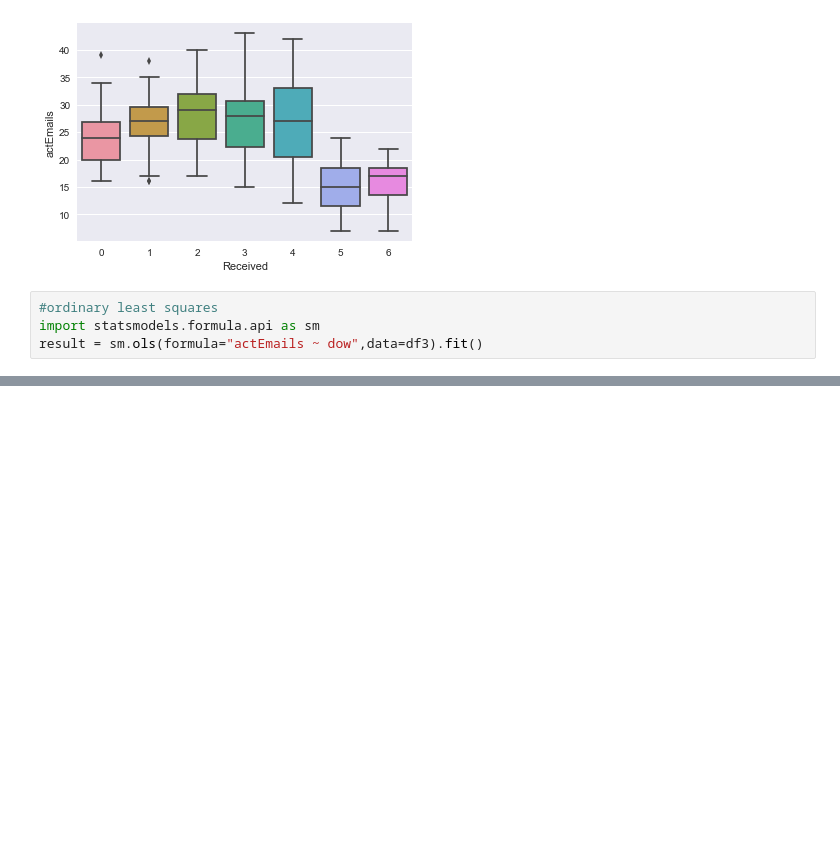
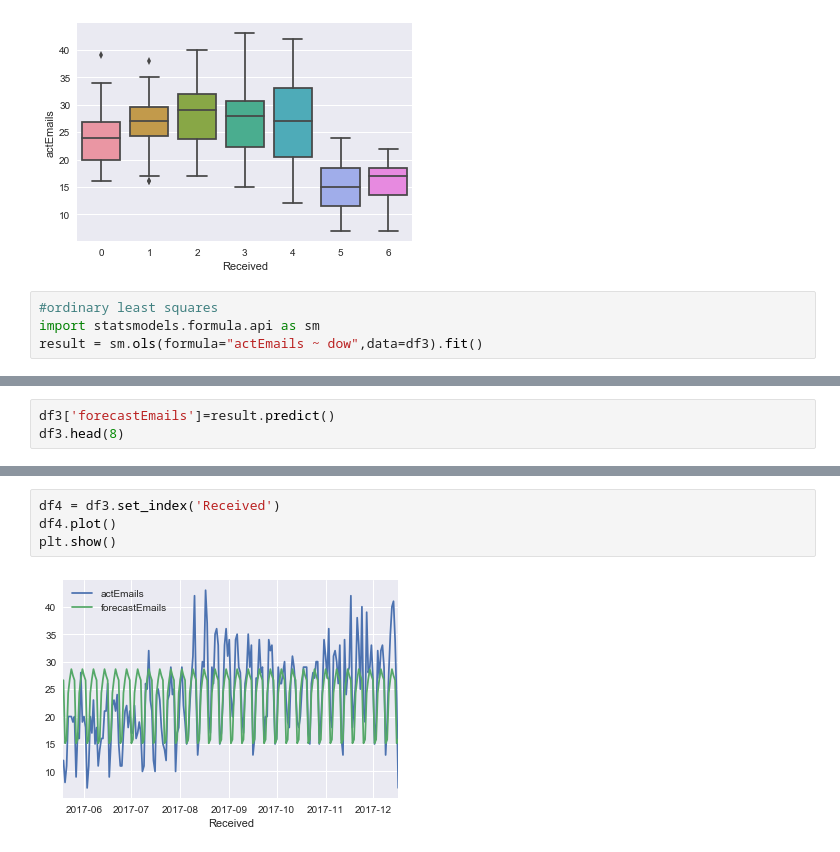
Before and after one commit to mondayn/py, a Jupyter notebook: emailAnalysis.ipynb, the cells around one changed output, grey strips where cells are left out. Saved outputs shown, nothing was run; the diff lists cells and outputs as text; blank space fills up the shorter version.

```diff
--- a/emailAnalysis.ipynb
+++ b/emailAnalysis.ipynb
@@ -77,0 +56,3 @@ OLS Regression Results
+# %%
+df3['forecastEmails']=result.predict()
+df3.head(8)
@@ -77,0 +69,6 @@ OLS Regression Results
+# %%
+df4 = df3.set_index('Received')
+df4.plot()
+plt.show()
+# %% [output]
+[figure, added]
```
Also changed, not shown: parts of 5 cells of this notebook, 1 other file.
